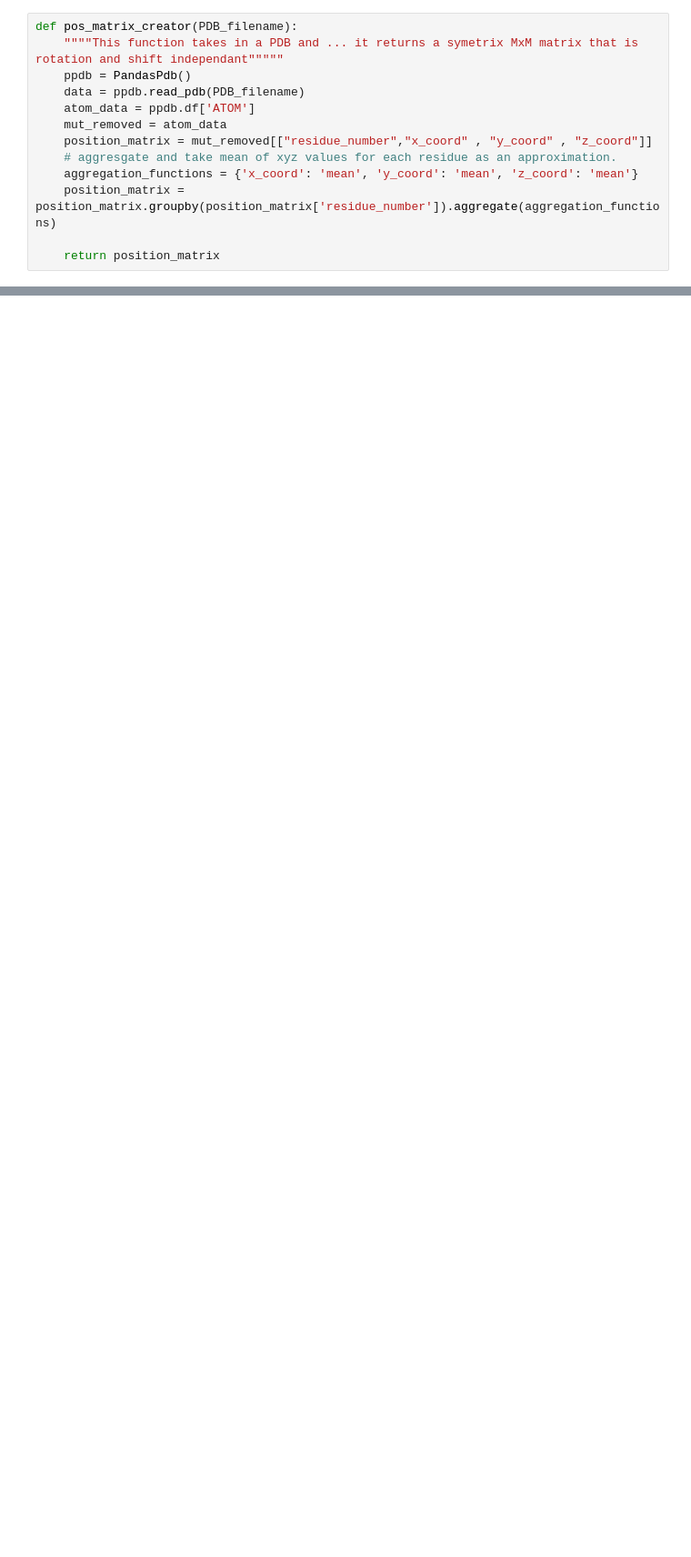
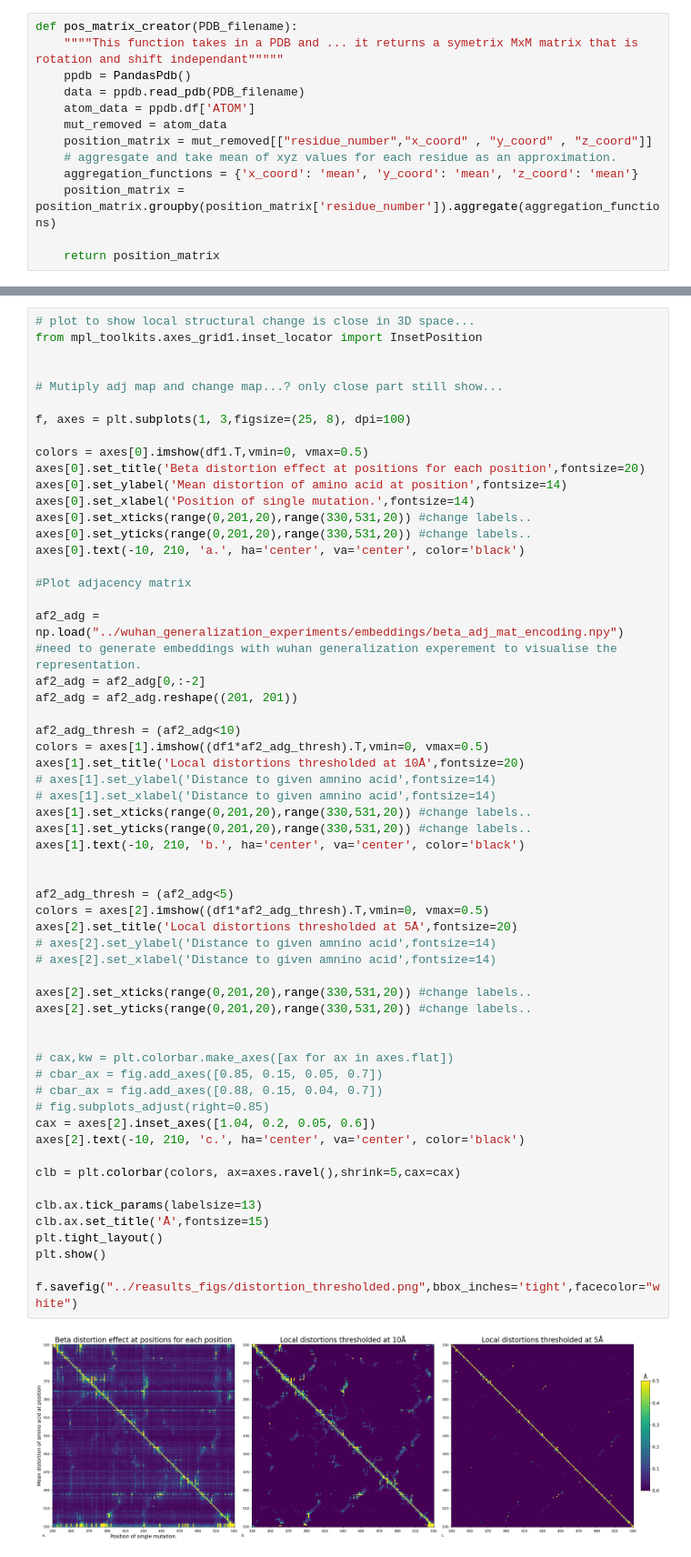
Before and after one commit to csabaiBio/RBD-AlphaFold2-structures-and-phenotypic-information, a Jupyter notebook: data_usage_scripts/xyz_variation_at_position.ipynb, the cells around one changed output, grey strips where cells are left out. Shown at 91% size. Drawn from its saved outputs; the diff is of its cells as text; blank space fills up the shorter version.

```diff
--- a/data_usage_scripts/xyz_variation_at_position.ipynb
+++ b/data_usage_scripts/xyz_variation_at_position.ipynb
@@ -316,0 +340,60 @@ f.savefig("../reasults_figs/local_distortion_positions.png",bbox_inches='tight',
+# %%
+# plot to show local structural change is close in 3D space...
+from mpl_toolkits.axes_grid1.inset_locator import InsetPosition
+
+
+# Mutiply adj map and change map...? only close part still show...
+
+f, axes = plt.subplots(1, 3,figsize=(25, 8), dpi=100)
+
+colors = axes[0].imshow(df1.T,vmin=0, vmax=0.5)
+axes[0].set_title('Beta distortion effect at positions for each position',fontsize=20)
+axes[0].set_ylabel('Mean distortion of amino acid at position',fontsize=14)
+axes[0].set_xlabel('Position of single mutation.',fontsize=14)
+axes[0].set_xticks(range(0,201,20),range(330,531,20)) #change labels..
+axes[0].set_yticks(range(0,201,20),range(330,531,20)) #change labels..
+axes[0].text(-10, 210, 'a.', ha='center', va='center', color='black')
+
+#Plot adjacency matrix
+
+af2_adg = np.load("../wuhan_generalization_experiments/embeddings/beta_adj_mat_encoding.npy") #need to generate embeddings with wuhan generalization experement to visualise the representation.
+af2_adg = af2_adg[0,:-2]
+af2_adg = af2_adg.reshape((201, 201))
+
+af2_adg_thresh = (af2_adg<10)
+colors = axes[1].imshow((df1*af2_adg_thresh).T,vmin=0, vmax=0.5)
+axes[1].set_title('Local distortions thresholded at 10Å',fontsize=20)
+# axes[1].set_ylabel('Distance to given amnino acid',fontsize=14)
+# axes[1].set_xlabel('Distance to given amnino acid',fontsize=14)
+axes[1].set_xticks(range(0,201,20),range(330,531,20)) #change labels..
+axes[1].set_yticks(range(0,201,20),range(330,531,20)) #change labels..
+axes[1].text(-10, 210, 'b.', ha='center', va='center', color='black')
+
+
+af2_adg_thresh = (af2_adg<5)
+colors = axes[2].imshow((df1*af2_adg_thresh).T,vmin=0, vmax=0.5)
+axes[2].set_title('Local distortions thresholded at 5Å',fontsize=20)
+# axes[2].set_ylabel('Distance to given amnino acid',fontsize=14)
+# axes[2].set_xlabel('Distance to given amnino acid',fontsize=14)
+
+axes[2].set_xticks(range(0,201,20),range(330,531,20)) #change labels..
+axes[2].set_yticks(range(0,201,20),range(330,531,20)) #change labels..
+
+
+# cax,kw = plt.colorbar.make_axes([ax for ax in axes.flat])
+# cbar_ax = fig.add_axes([0.85, 0.15, 0.05, 0.7])
+# cbar_ax = fig.add_axes([0.88, 0.15, 0.04, 0.7])
+# fig.subplots_adjust(right=0.85)
+cax = axes[2].inset_axes([1.04, 0.2, 0.05, 0.6])
+axes[2].text(-10, 210, 'c.', ha='center', va='center', color='black')
+
+clb = plt.colorbar(colors, ax=axes.ravel(),shrink=5,cax=cax)
+
+clb.ax.tick_params(labelsize=13)
+clb.ax.set_title('Å',fontsize=15)
+plt.tight_layout()
+plt.show()
+
+f.savefig("../reasults_figs/distortion_thresholded.png",bbox_inches='tight',facecolor="white")
+# %% [output]
+[figure, added]
```
Also changed, not shown: parts of 11 cells of this notebook, 15 other files.
